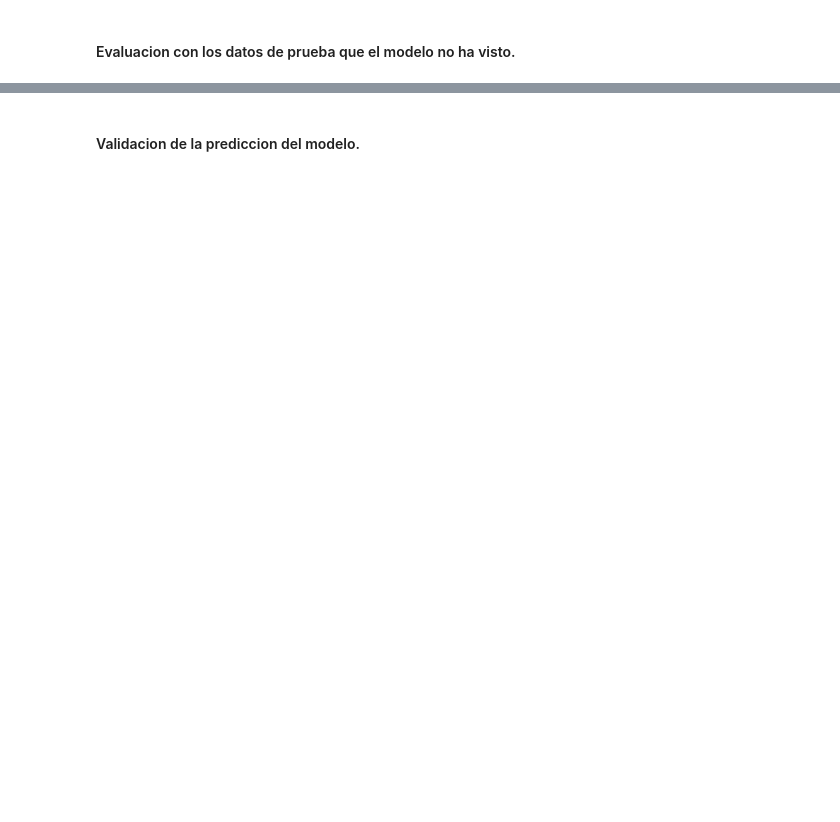
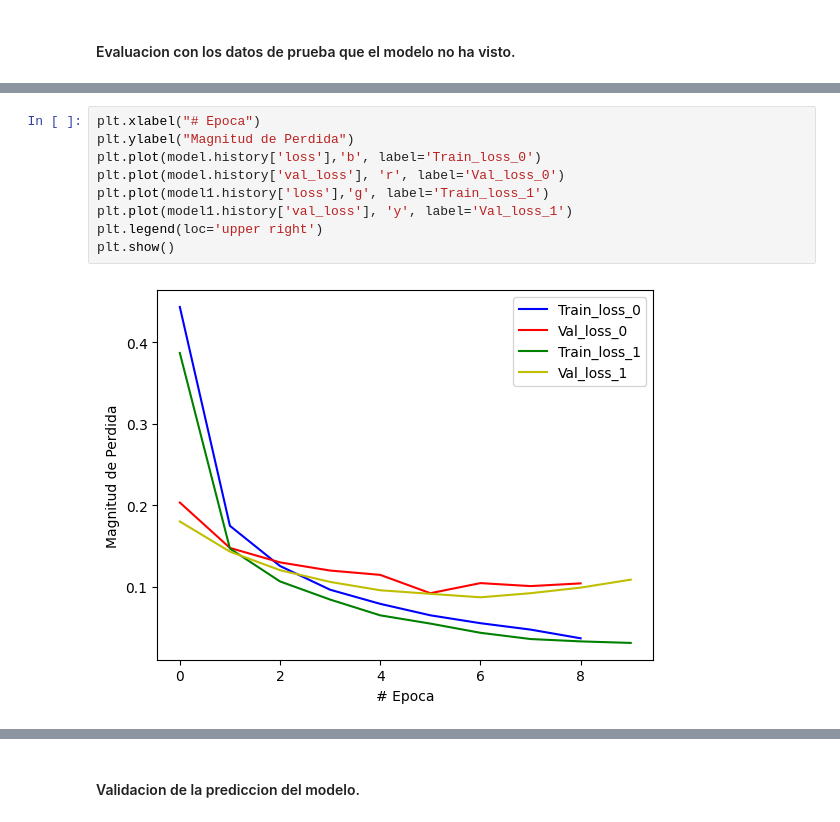
Before and after one commit to ourenagithub/Python, a Jupyter notebook: Red_Neuronal_ClasificadorImagenes_Mnist.ipynb, the cells around one changed output, grey strips where cells are left out. Drawn from its saved outputs; the diff is of its cells as text; blank space fills up the shorter version.

```diff
--- a/Red_Neuronal_ClasificadorImagenes_Mnist.ipynb
+++ b/Red_Neuronal_ClasificadorImagenes_Mnist.ipynb
@@ -141,0 +252,11 @@ plt.show()
+# %%
+plt.xlabel("# Epoca")
+plt.ylabel("Magnitud de Perdida")
+plt.plot(model.history['loss'],'b', label='Train_loss_0')
+plt.plot(model.history['val_loss'], 'r', label='Val_loss_0')
+plt.plot(model1.history['loss'],'g', label='Train_loss_1')
+plt.plot(model1.history['val_loss'], 'y', label='Val_loss_1')
+plt.legend(loc='upper right')
+plt.show()
+# %% [output]
+[figure, added]
```
Also changed, not shown: parts of 13 cells of this notebook.
